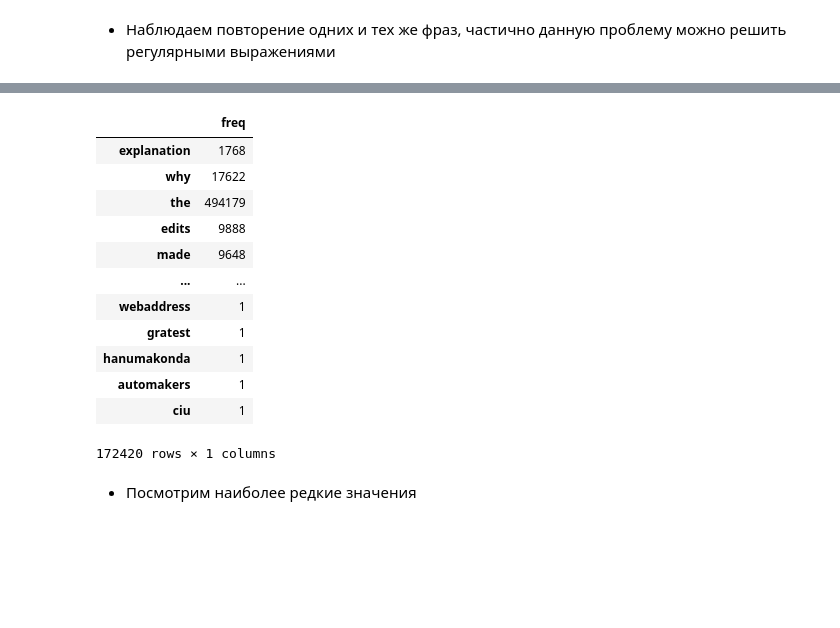
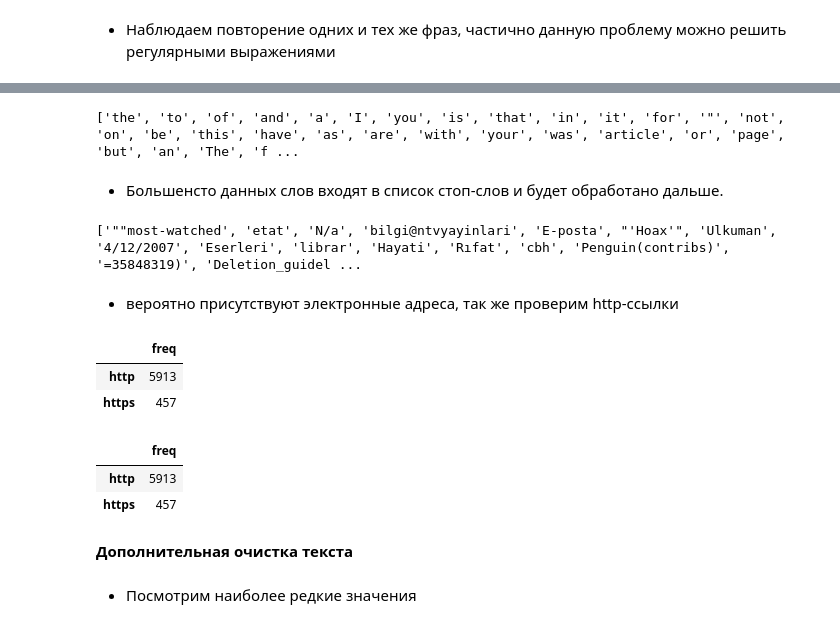
Before and after one commit to Denis-Mukhanov/toxic-comments, a Jupyter notebook: toxic_comments.ipynb, the cells around one changed output, grey strips where cells are left out. Saved outputs shown, nothing was run; the diff lists cells and outputs as text; code cells hidden in the pictures; blank space fills up the shorter version.

```diff
--- a/toxic_comments.ipynb
+++ b/toxic_comments.ipynb
@@ -247,0 +253,7 @@ __Частотность слов__
+# %%
+# функция обработки дубликатов подстрок по разделителю
+def duplicate_substrings(x, d='!'):
+    return ' '.join(set(x.split(d)))
+# %%
+for i in ['!', '?', ':', ';',  '.', ',']:
+    df['clean_text'] = df['clean_text'].apply(duplicate_substrings, d=i)
@@ -260,18 +280,36 @@ FreqDist({'the': 494179, 'to': 296140, 'i': 235653, 'of': 223259, 'and': 223022,
 # %%
 # перевод частотности в датафрейм
 freq_df = pd.DataFrame.from_dict(freq_dist, orient='index', columns=['freq'])
-display(freq_df)
+# сортировка
+freq_df = freq_df.sort_values(by='freq', ascending=False)
+# наиболее частые слова
+top_words_list = freq_df.sort_values(by='freq', ascending=False).index[:100].tolist()
+print(top_words_list)
 # %% [output]
-|  | freq |
-| explanation | 1768 |
-| why | 17622 |
-| the | 494179 |
-| edits | 9888 |
-| made | 9648 |
-| ... | ... |
-| webaddress | 1 |
-| gratest | 1 |
-| hanumakonda | 1 |
-| automakers | 1 |
-| ciu | 1 |
-172420 rows × 1 columns
+['the', 'to', 'of', 'and', 'a', 'I', 'you', 'is', 'that', 'in', 'it', 'for', '"', 'not', 'on', 'be', 'this', 'have', 'as', 'are', 'with', 'your', 'was', 'article', 'or', 'page', 'but', 'an', 'The', 'f ...
+# %% [markdown]
+- Большенсто данных слов входят в список стоп-слов и будет обработано дальше.
+# %%
+# наиболее редкие слова
+min_top_words_list = freq_df.sort_values(by='freq', ascending=True).index[:100].tolist()
+print(min_top_words_list)
+# %% [output]
+['""most-watched', 'etat', 'N/a', 'bilgi@ntvyayinlari', 'E-posta', "'Hoax'", 'Ulkuman', '4/12/2007', 'Eserleri', 'librar', 'Hayati', 'Rıfat', 'cbh', 'Penguin(contribs)', '=35848319)', 'Deletion_guidel ...
+# %% [markdown]
+- вероятно присутствуют электронные адреса, так же проверим http-ссылки
+# %%
+# http-ссылки
+freq_df[freq_df.index.str.contains('http')].head(2)
+# %% [output]
+|  | freq |
+| http | 5913 |
+| https | 457 |
+# %%
+# электронные адреса
+freq_df[freq_df.index.str.contains('http')].head(2)
+# %% [output]
+|  | freq |
+| http | 5913 |
+| https | 457 |
+# %% [markdown]
+__Дополнительная очистка текста__
```
Also changed, not shown: parts of 28 cells of this notebook.
